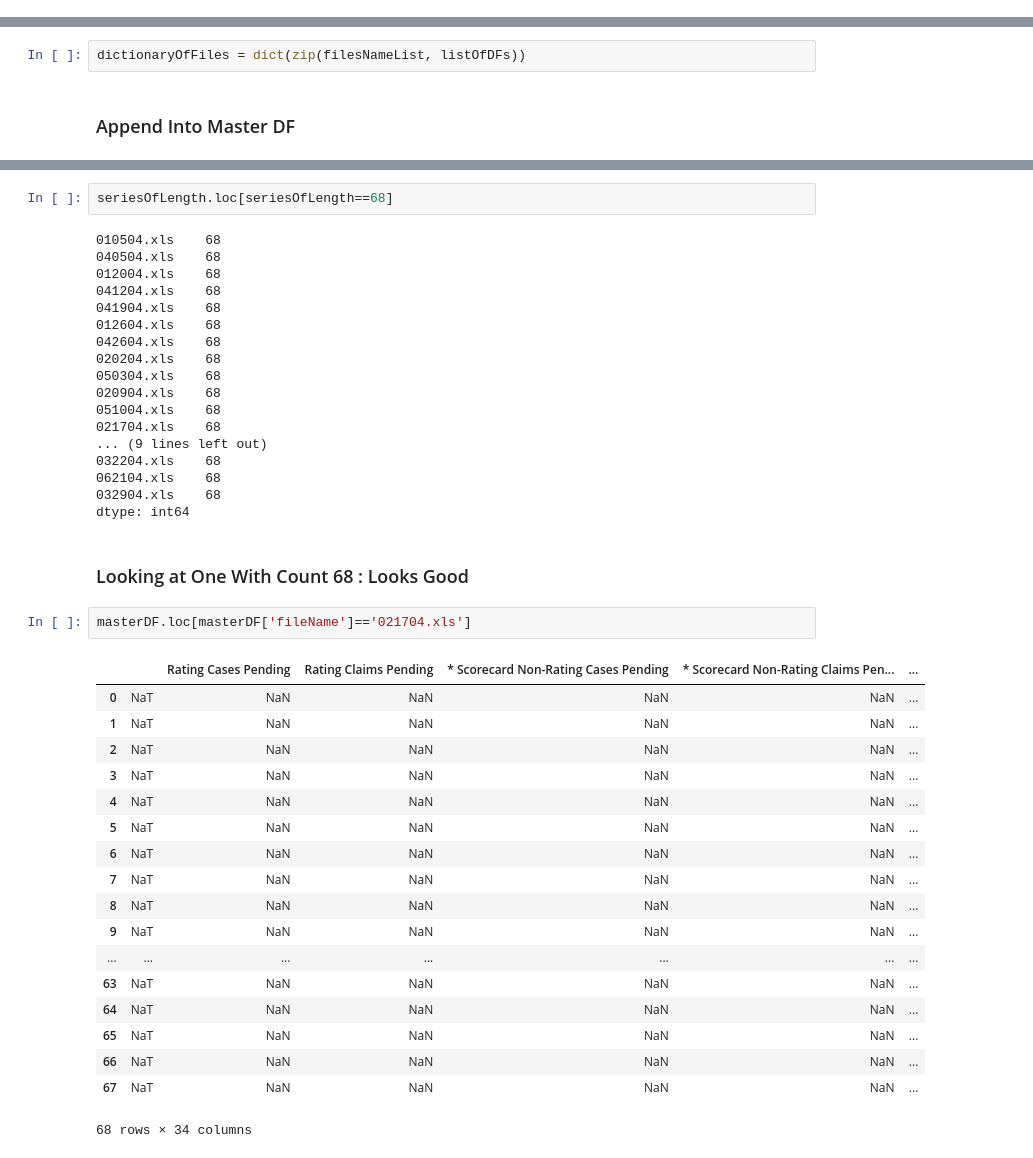
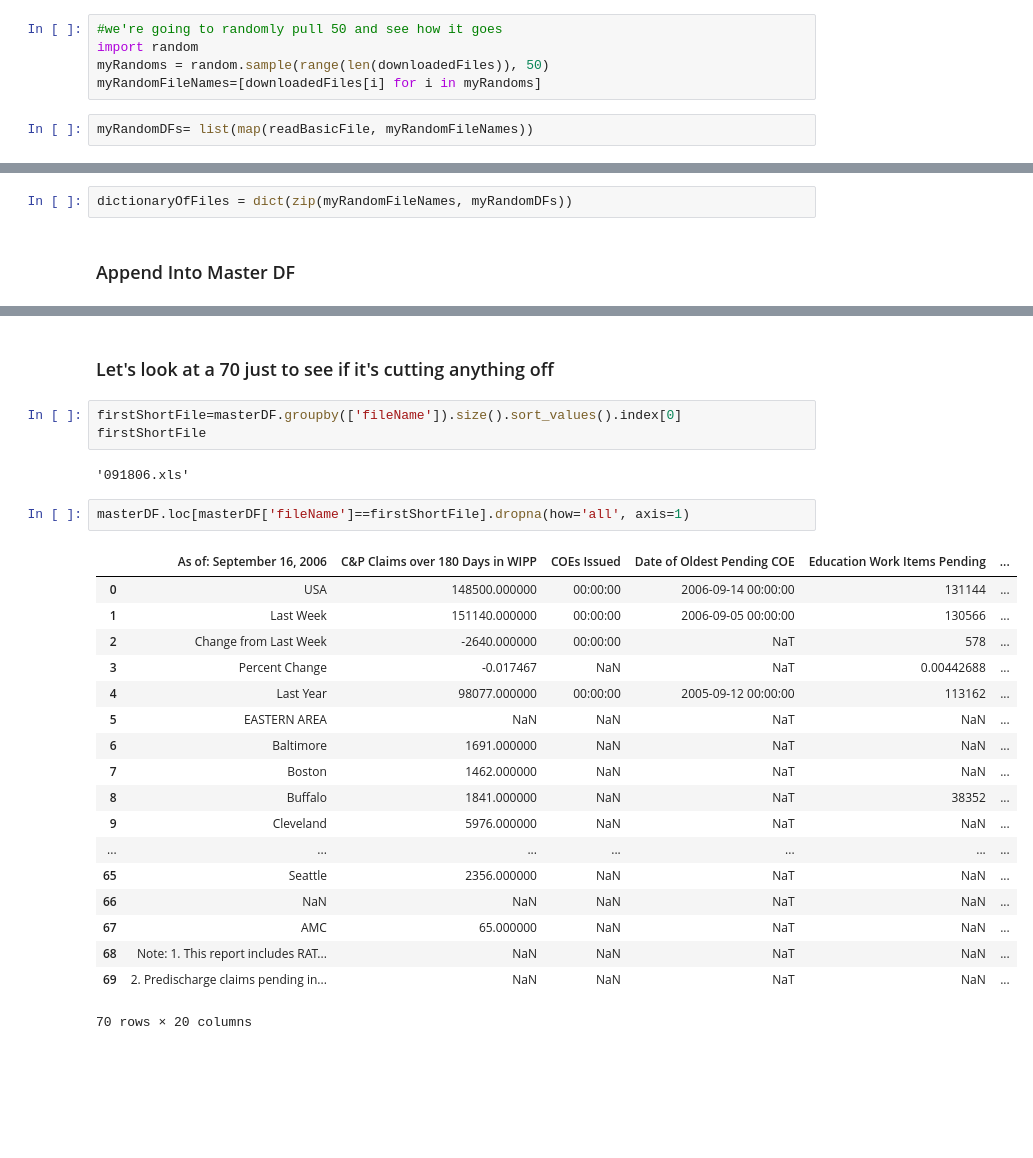
Before and after one commit to abigailhaddad/vbaData, a Jupyter notebook: main.ipynb, the cells around one changed output, grey strips where cells are left out. Saved outputs shown, nothing was run; the diff lists cells and outputs as text; blank space fills up the shorter version.

Commit message:
-cleaned up for showing, sampled upon reading into DF to minimize run time while I'm fixing errors

```diff
--- a/main.ipynb
+++ b/main.ipynb
@@ -169,0 +179,7 @@ listOfDFs=list(map(readBasicFile, downloadedFiles))
+# %%
+#we're going to randomly pull 50 and see how it goes
+import random
+myRandoms = random.sample(range(len(downloadedFiles)), 50)
+myRandomFileNames=[downloadedFiles[i] for i in myRandoms]
+# %%
+myRandomDFs= list(map(readBasicFile, myRandomFileNames))
@@ -170,5 +204,5 @@ listOfDFs=list(map(readBasicFile, downloadedFiles))
 # %%
-dictionaryOfFiles = dict(zip(filesNameList, listOfDFs))
+dictionaryOfFiles = dict(zip(myRandomFileNames, myRandomDFs))
 # %% [markdown]
 ### Append Into Master DF
 # %%
@@ -219,43 +290,28 @@ dtype: int64
-# %%
-seriesOfLength.loc[seriesOfLength==68]
-# %% [output]
-010504.xls    68
-040504.xls    68
-012004.xls    68
-041204.xls    68
-041904.xls    68
-012604.xls    68
-042604.xls    68
-020204.xls    68
-050304.xls    68
-020904.xls    68
-051004.xls    68
-021704.xls    68
-... (9 lines left out)
-032204.xls    68
-062104.xls    68
-032904.xls    68
-dtype: int64
-# %% [markdown]
-### Looking at One With Count 68 : Looks Good
+# %% [markdown]
+### Let's look at a 70 just to see if it's cutting anything off
+# %%
+firstShortFile=masterDF.groupby(['fileName']).size().sort_values().index[0]
+firstShortFile
+# %% [output]
+'091806.xls'
 # %%
-masterDF.loc[masterDF['fileName']=='021704.xls']
+masterDF.loc[masterDF['fileName']==firstShortFile].dropna(how='all', axis=1)
 # %% [output]
-|  |  | Rating Cases Pending | Rating Claims Pending | * Scorecard Non-Rating Cases Pending | * Scorecard Non-Rating Claims Pen... | ... |
-| 0 | NaT | NaN | NaN | NaN | NaN | ... |
-| 1 | NaT | NaN | NaN | NaN | NaN | ... |
-| 2 | NaT | NaN | NaN | NaN | NaN | ... |
-| 3 | NaT | NaN | NaN | NaN | NaN | ... |
-| 4 | NaT | NaN | NaN | NaN | NaN | ... |
-| 5 | NaT | NaN | NaN | NaN | NaN | ... |
-| 6 | NaT | NaN | NaN | NaN | NaN | ... |
-| 7 | NaT | NaN | NaN | NaN | NaN | ... |
-| 8 | NaT | NaN | NaN | NaN | NaN | ... |
-| 9 | NaT | NaN | NaN | NaN | NaN | ... |
+|  | As of: September 16, 2006 | C&P Claims over 180 Days in WIPP | COEs Issued | Date of Oldest Pending COE | Education Work Items Pending | ... |
+| 0 | USA | 148500.000000 | 00:00:00 | 2006-09-14 00:00:00 | 131144 | ... |
+| 1 | Last Week | 151140.000000 | 00:00:00 | 2006-09-05 00:00:00 | 130566 | ... |
+| 2 | Change from Last Week | -2640.000000 | 00:00:00 | NaT | 578 | ... |
+| 3 | Percent Change | -0.017467 | NaN | NaT | 0.00442688 | ... |
+| 4 | Last Year | 98077.000000 | 00:00:00 | 2005-09-12 00:00:00 | 113162 | ... |
+| 5 | EASTERN AREA | NaN | NaN | NaT | NaN | ... |
+| 6 | Baltimore | 1691.000000 | NaN | NaT | NaN | ... |
+| 7 | Boston | 1462.000000 | NaN | NaT | NaN | ... |
+| 8 | Buffalo | 1841.000000 | NaN | NaT | 38352 | ... |
+| 9 | Cleveland | 5976.000000 | NaN | NaT | NaN | ... |
 | ... | ... | ... | ... | ... | ... | ... |
-| 63 | NaT | NaN | NaN | NaN | NaN | ... |
-| 64 | NaT | NaN | NaN | NaN | NaN | ... |
-| 65 | NaT | NaN | NaN | NaN | NaN | ... |
-| 66 | NaT | NaN | NaN | NaN | NaN | ... |
-| 67 | NaT | NaN | NaN | NaN | NaN | ... |
+| 65 | Seattle | 2356.000000 | NaN | NaT | NaN | ... |
+| 66 | NaN | NaN | NaN | NaT | NaN | ... |
+| 67 | AMC | 65.000000 | NaN | NaT | NaN | ... |
+| 68 | Note: 1. This report includes RAT... | NaN | NaN | NaT | NaN | ... |
+| 69 | 2. Predischarge claims pending in... | NaN | NaN | NaT | NaN | ... |
-68 rows × 34 columns
+70 rows × 20 columns
```
Also changed, not shown: parts of 27 cells of this notebook.
